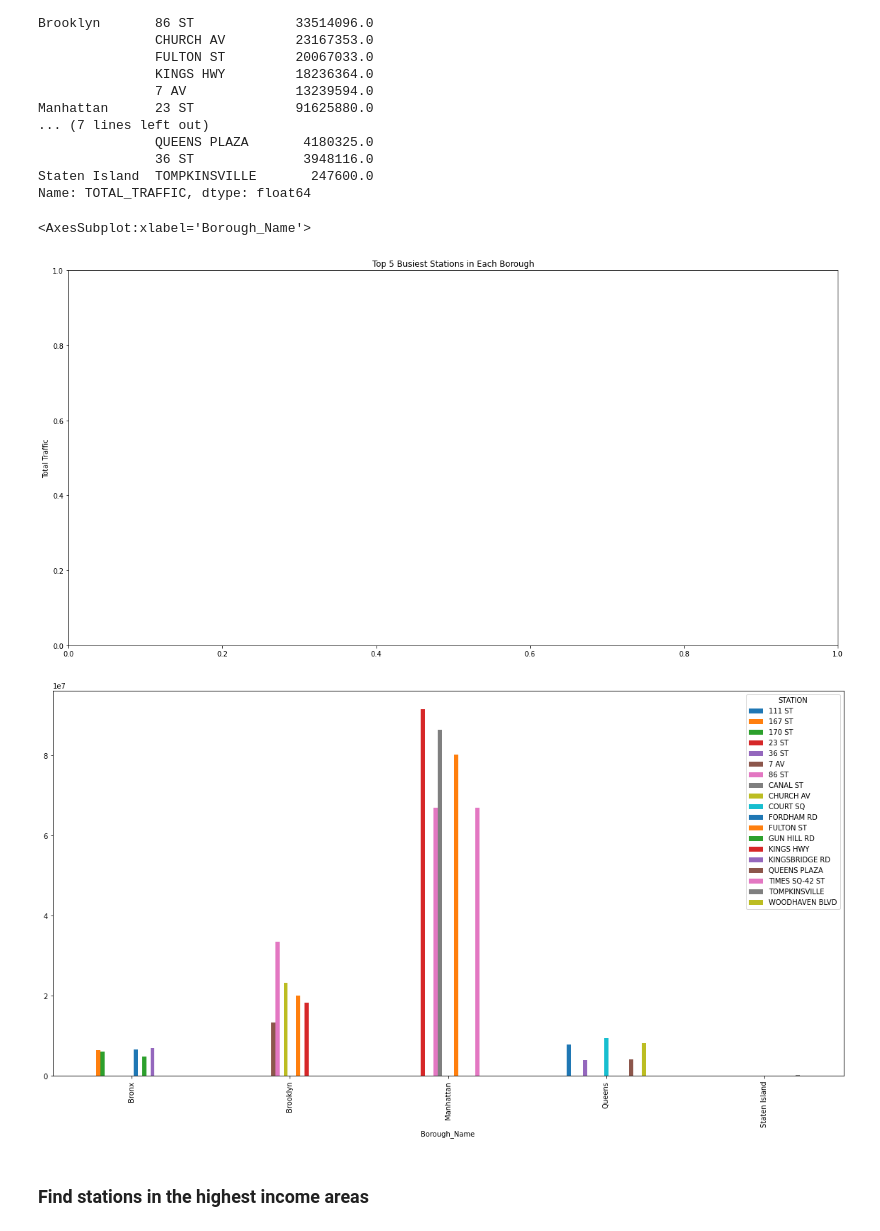
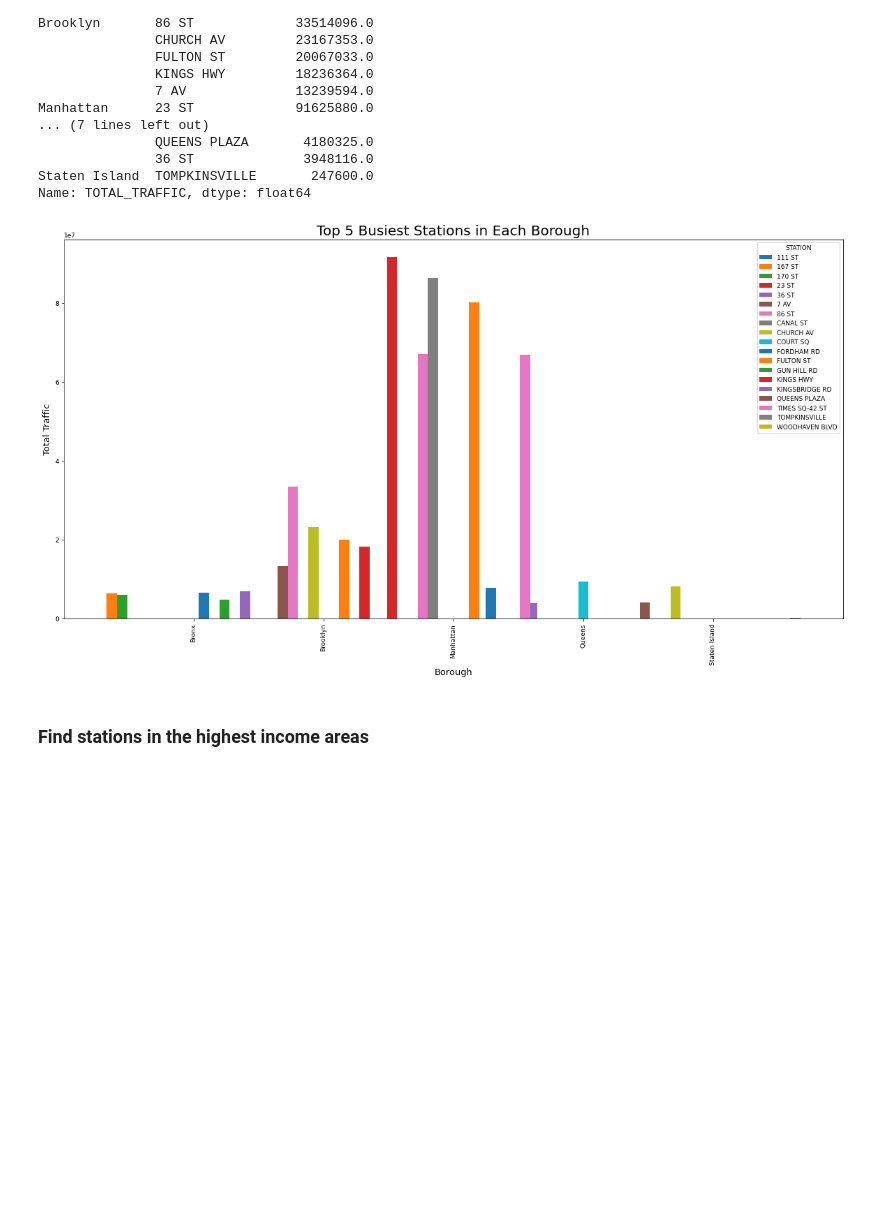
Before and after one commit to racheldilley1/mta-project-1, a Jupyter notebook: Proj2.ipynb, the cells around one changed output. Drawn from its saved outputs; the diff is of its cells as text; code cells hidden in the pictures; blank space fills up the shorter version.

```diff
--- a/Proj2.ipynb
+++ b/Proj2.ipynb
@@ -364,13 +364,18 @@ Staten Island  TOMPKINSVILLE       247600.0
 Name: TOTAL_TRAFFIC, dtype: float64
 # %%
 rcParams['figure.figsize'] = 20,10
-plt.title("Top 5 Busiest Stations in Each Borough")
-plt.ylabel("Total Traffic")
-borough_top5_df.unstack().plot.bar()
+borough_top5_df.unstack().plot.bar(width=1.5)
+#plt.bar([0,2,3,4],borough_top5_df.unstack(),width=1.5)
+#plt.bar(borough_top5_df.unstack(),width=1.5)
+plt.title("Top 5 Busiest Stations in Each Borough", fontsize=20)
+plt.ylabel("Total Traffic",fontsize=13)
+plt.xlabel("Borough",fontsize=13)
+plt.rcParams.update({'font.size': 9})
+#plt.tight_layout()
+
+#borough_top5_df.unstack().plot.bar()
 # %% [output]
-<AxesSubplot:xlabel='Borough_Name'>
-[figure, old version]
+[figure, new version]
-[figure, removed]
 # %% [markdown]
 ### Find stations in the highest income areas
 # %%
```
Also changed, not shown: parts of 8 cells of this notebook, 2 other files.
